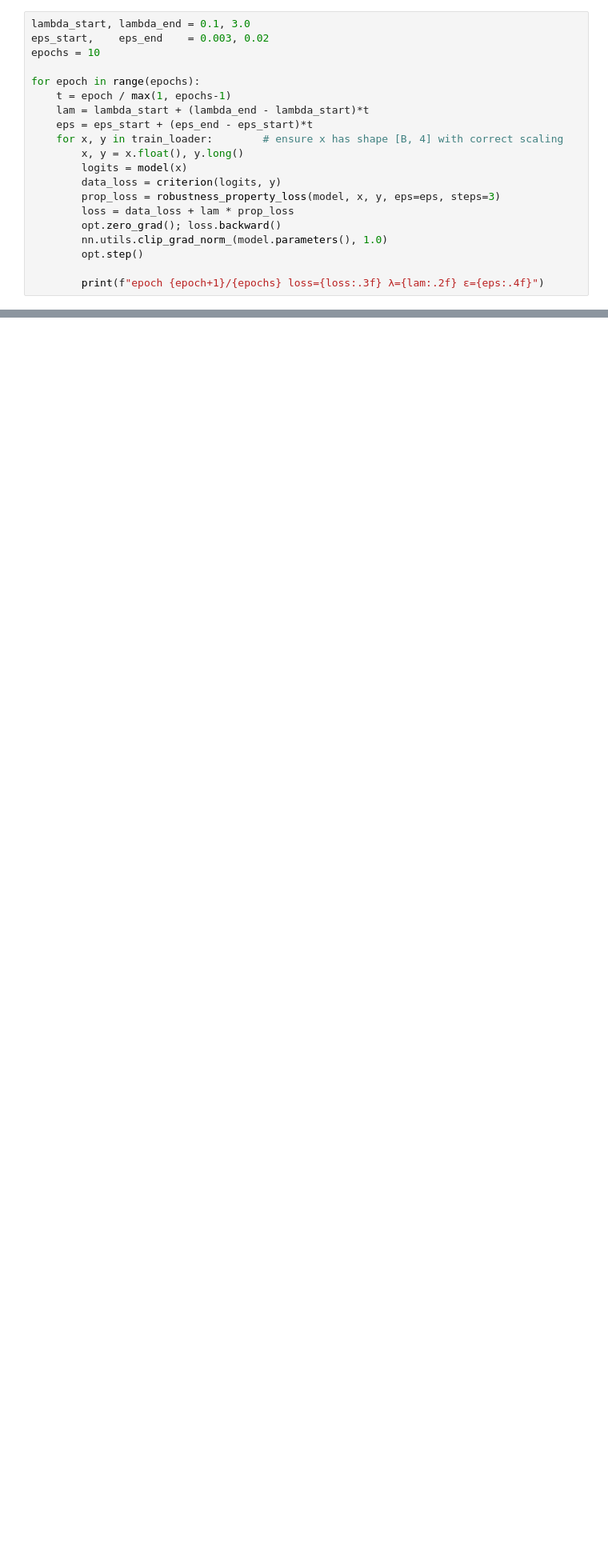
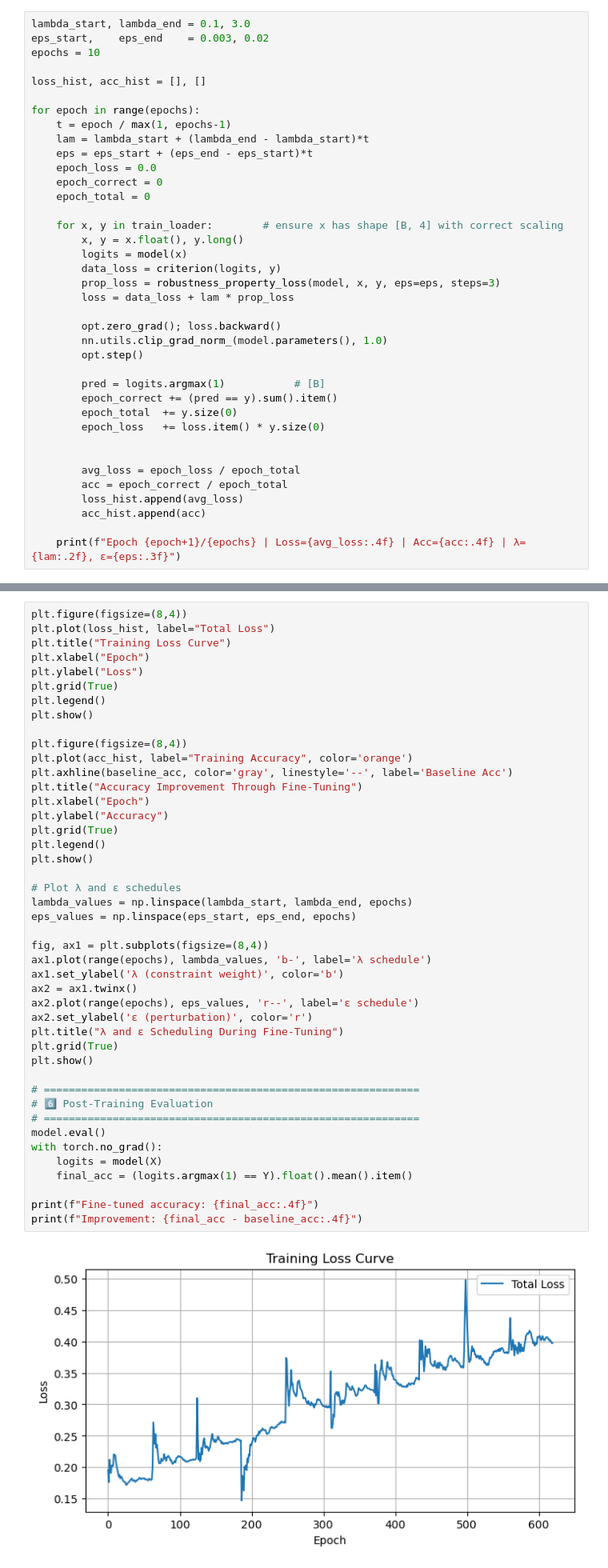
Before and after one commit to constancefr/automated-object-control, a Jupyter notebook: lab-for-block2/Dice.ipynb, the cells around one changed output, grey strips where cells are left out. Shown: that part at 80% size. Saved outputs shown, nothing was run; the diff lists cells and outputs as text; blank space fills up the shorter version.

Commit message:
added graphs and interpretability

```diff
--- a/lab-for-block2/Dice.ipynb
+++ b/lab-for-block2/Dice.ipynb
@@ -83,19 +90,37 @@ lambda_start, lambda_end = 0.1, 3.0
 eps_start,    eps_end    = 0.003, 0.02
 epochs = 10
 
+loss_hist, acc_hist = [], []
+
 for epoch in range(epochs):
     t = epoch / max(1, epochs-1)
     lam = lambda_start + (lambda_end - lambda_start)*t
     eps = eps_start + (eps_end - eps_start)*t
+    epoch_loss = 0.0
+    epoch_correct = 0
+    epoch_total = 0
+
     for x, y in train_loader:        # ensure x has shape [B, 4] with correct scaling
         x, y = x.float(), y.long()
         logits = model(x)
         data_loss = criterion(logits, y)
         prop_loss = robustness_property_loss(model, x, y, eps=eps, steps=3)
         loss = data_loss + lam * prop_loss
+
         opt.zero_grad(); loss.backward()
         nn.utils.clip_grad_norm_(model.parameters(), 1.0)
         opt.step()
 
-        print(f"epoch {epoch+1}/{epochs} loss={loss:.3f} λ={lam:.2f} ε={eps:.4f}")
+        pred = logits.argmax(1)           # [B]
+        epoch_correct += (pred == y).sum().item()
+        epoch_total  += y.size(0)
+        epoch_loss   += loss.item() * y.size(0)
+
+
+        avg_loss = epoch_loss / epoch_total
+        acc = epoch_correct / epoch_total
+        loss_hist.append(avg_loss)
+        acc_hist.append(acc)
+
+    print(f"Epoch {epoch+1}/{epochs} | Loss={avg_loss:.4f} | Acc={acc:.4f} | λ={lam:.2f}, ε={eps:.3f}")
 # %% [output]
@@ -137,0 +156,46 @@ held-out acc: 0.97
+# %%
+plt.figure(figsize=(8,4))
+plt.plot(loss_hist, label="Total Loss")
+plt.title("Training Loss Curve")
+plt.xlabel("Epoch")
+plt.ylabel("Loss")
+plt.grid(True)
+plt.legend()
+plt.show()
+
+plt.figure(figsize=(8,4))
+plt.plot(acc_hist, label="Training Accuracy", color='orange')
+plt.axhline(baseline_acc, color='gray', linestyle='--', label='Baseline Acc')
+plt.title("Accuracy Improvement Through Fine-Tuning")
+plt.xlabel("Epoch")
+plt.ylabel("Accuracy")
+plt.grid(True)
+plt.legend()
+plt.show()
+
+# Plot λ and ε schedules
+lambda_values = np.linspace(lambda_start, lambda_end, epochs)
+eps_values = np.linspace(eps_start, eps_end, epochs)
+
+fig, ax1 = plt.subplots(figsize=(8,4))
+ax1.plot(range(epochs), lambda_values, 'b-', label='λ schedule')
+ax1.set_ylabel('λ (constraint weight)', color='b')
+ax2 = ax1.twinx()
+ax2.plot(range(epochs), eps_values, 'r--', label='ε schedule')
+ax2.set_ylabel('ε (perturbation)', color='r')
+plt.title("λ and ε Scheduling During Fine-Tuning")
+plt.grid(True)
+plt.show()
+
+# ============================================================
+# 6️⃣ Post-Training Evaluation
+# ============================================================
+model.eval()
+with torch.no_grad():
+    logits = model(X)
+    final_acc = (logits.argmax(1) == Y).float().mean().item()
+
+print(f"Fine-tuned accuracy: {final_acc:.4f}")
+print(f"Improvement: {final_acc - baseline_acc:.4f}")
+# %% [output]
+[figure, added]
```
Also changed, not shown: parts of 10 cells of this notebook.
